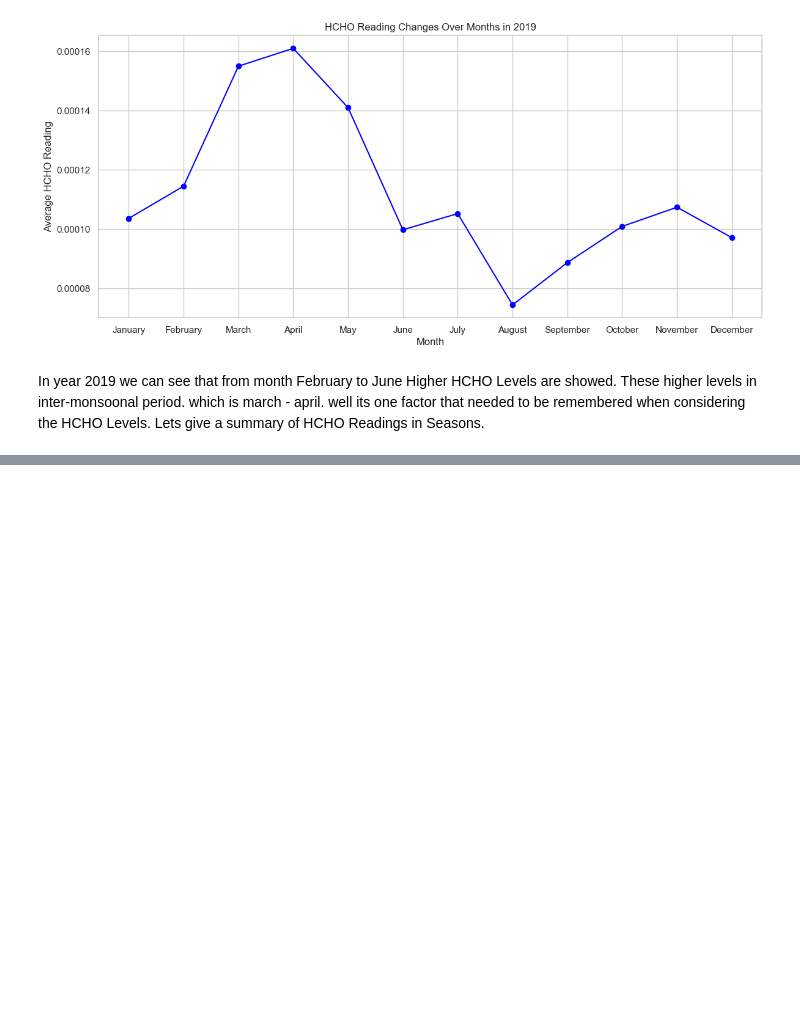
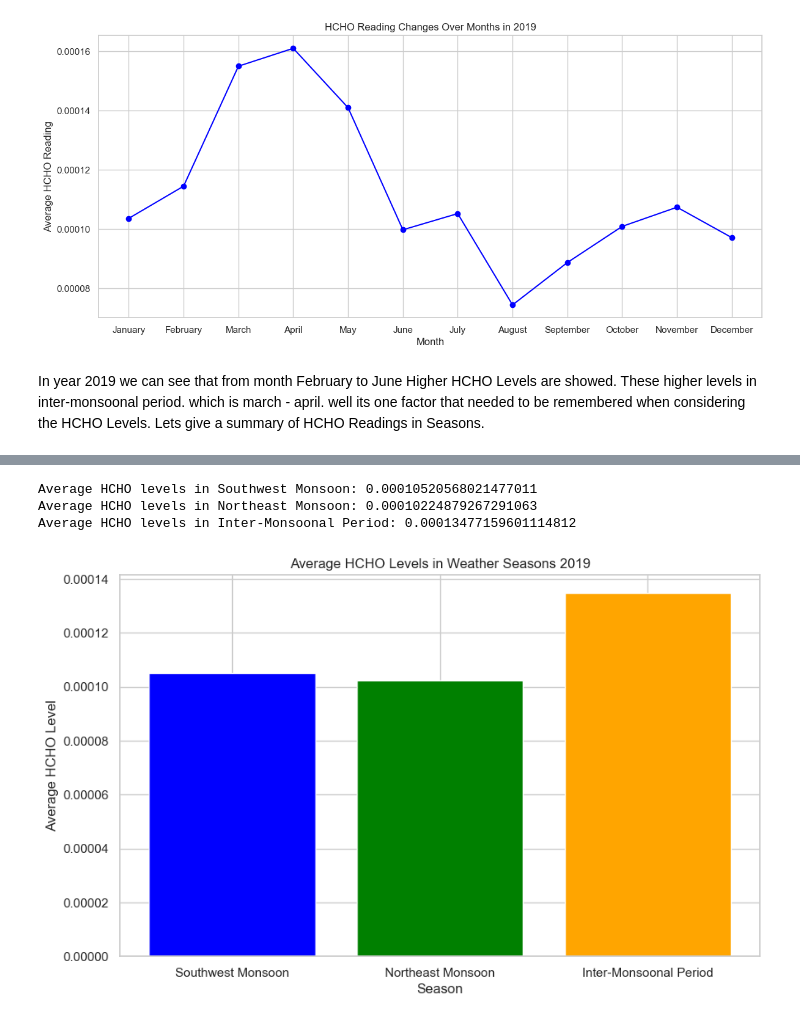
Before and after one commit to SandinMaheeshakya/HCHO-Prediction-Data-Engineering, a Jupyter notebook: Spatio-Temporal Analysis.ipynb, the cells around one changed output, grey strips where cells are left out. Drawn from its saved outputs; the diff is of its cells as text; code cells hidden in the pictures; blank space fills up the shorter version.

Commit message:
Continuing on Seasonal Changes

```diff
--- a/Spatio-Temporal Analysis.ipynb
+++ b/Spatio-Temporal Analysis.ipynb
@@ -95,0 +103,36 @@ In year 2019 we can see that from month February to June Higher HCHO Levels are
+# %%
+# Sumamary of HCHO Levels in the weather Seasons
+Southwest_monsoon = [5,6,7,8] # months numbers
+Northeast_monsoon = [10,11,12,1]
+Inter_monsoonal_period = [3,4,9]
+
+# Filter the data for each weather season
+southwest_monsoon_data_2019 = HCHO_2019[HCHO_2019['Month'].isin(Southwest_monsoon)]
+northeast_monsoon_data_2019 = HCHO_2019[HCHO_2019['Month'].isin(Northeast_monsoon)]
+inter_monsoonal_data_2019 = HCHO_2019[HCHO_2019['Month'].isin(Inter_monsoonal_period)]
+
+# Calculate the average HCHO levels for each season
+southwest_monsoon_avg_2019 = southwest_monsoon_data_2019['HCHO Reading'].mean()
+northeast_monsoon_avg_2019 = northeast_monsoon_data_2019['HCHO Reading'].mean()
+inter_monsoonal_avg_2019 = inter_monsoonal_data_2019['HCHO Reading'].mean()
+
+print("Average HCHO levels in Southwest Monsoon:", southwest_monsoon_avg_2019)
+print("Average HCHO levels in Northeast Monsoon:", northeast_monsoon_avg_2019)
+print("Average HCHO levels in Inter-Monsoonal Period:", inter_monsoonal_avg_2019)
+# %% [output]
+Average HCHO levels in Southwest Monsoon: 0.00010520568021477011
+Average HCHO levels in Northeast Monsoon: 0.00010224879267291063
+Average HCHO levels in Inter-Monsoonal Period: 0.00013477159601114812
+# %%
+#Plot the average HCHO levels for each season
+seasons = ['Southwest Monsoon', 'Northeast Monsoon', 'Inter-Monsoonal Period']
+avg_levels = [southwest_monsoon_avg_2019, northeast_monsoon_avg_2019, inter_monsoonal_avg_2019]
+
+plt.figure(figsize=(10, 6))
+plt.bar(seasons, avg_levels, color=['blue', 'green', 'orange'])
+plt.title('Average HCHO Levels in Weather Seasons 2019')
+plt.xlabel('Season')
+plt.ylabel('Average HCHO Level')
+plt.show()
+# %% [output]
+[figure, added]
```
Also changed, not shown: parts of 19 cells of this notebook.
